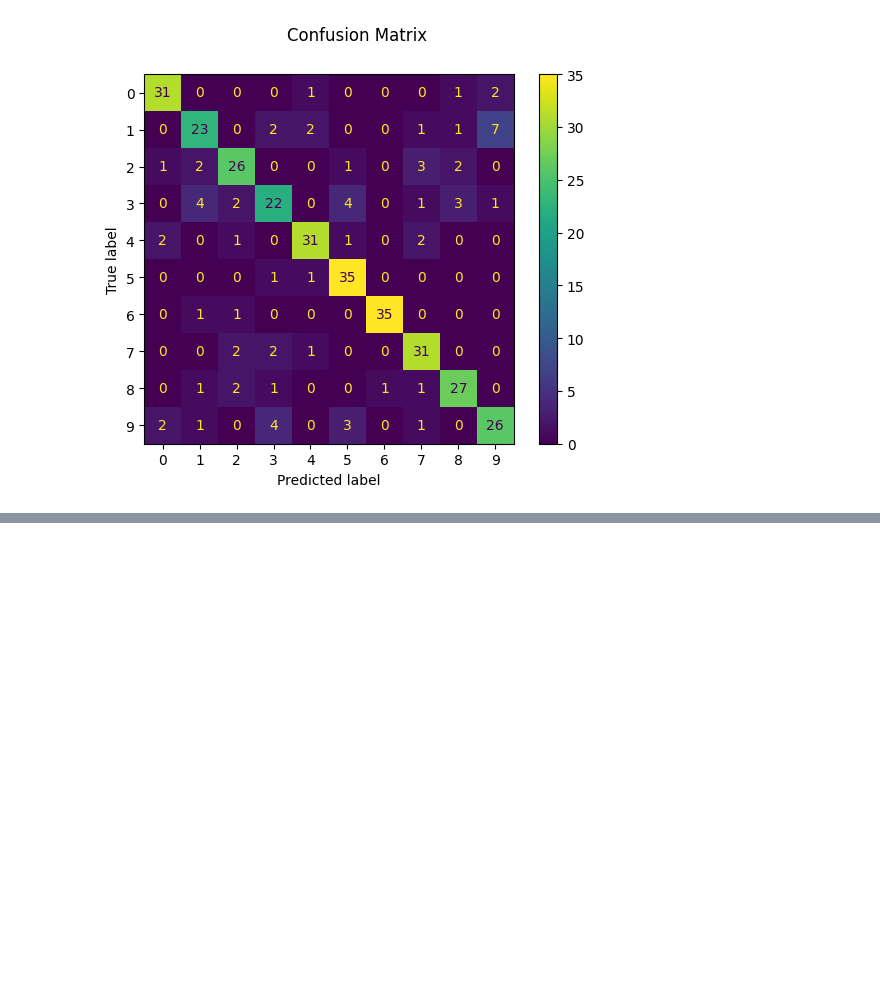
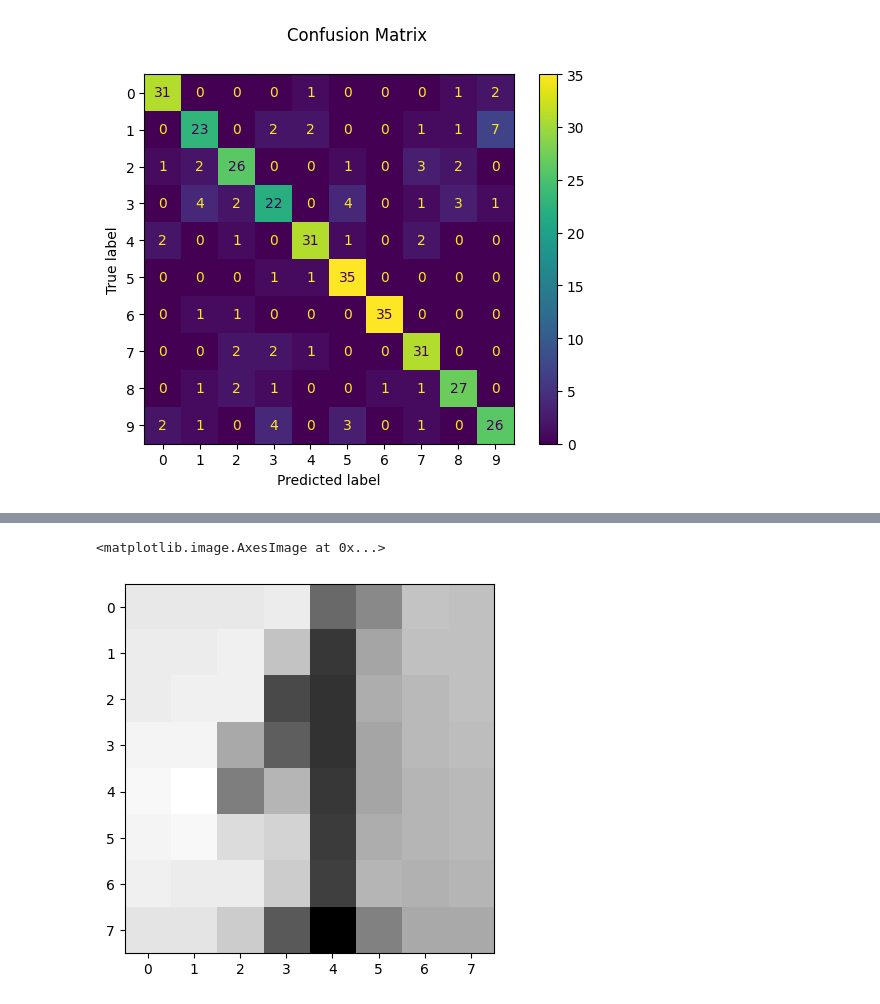
Before and after one commit to thanhdatho0/6351071017_Lab2, a Jupyter notebook: 6351071017_LAB2_Bai_7(Trang27_31).ipynb, the cells around one changed output, grey strips where cells are left out. Cells and saved outputs as stored; diff of their text form; code cells hidden in the pictures; blank space fills up the shorter version.

```diff
--- a/6351071017_LAB2_Bai_7(Trang27_31).ipynb
+++ b/6351071017_LAB2_Bai_7(Trang27_31).ipynb
@@ -122,0 +128,14 @@ Hồ Thành Đạt - 6351071017
+# %%
+url = 'https://raw.githubusercontent.com/thanhdatho0/6351071017_Lab2/main/Dataset/test_image_Bai7(1).jpg'
+response = requests.get(url)
+response.raise_for_status()
+img = Image.open(BytesIO(response.content)).convert("L").resize((8,8))
+
+img = ImageOps.invert(img)
+
+im2arr = np.array(img)
+
+plt.imshow(im2arr, cmap=plt.cm.gray_r, interpolation="nearest")
+# %% [output]
+<matplotlib.image.AxesImage at 0x...>
+[figure, added]
```
Also changed, not shown: parts of 7 cells of this notebook, 7 other files.
